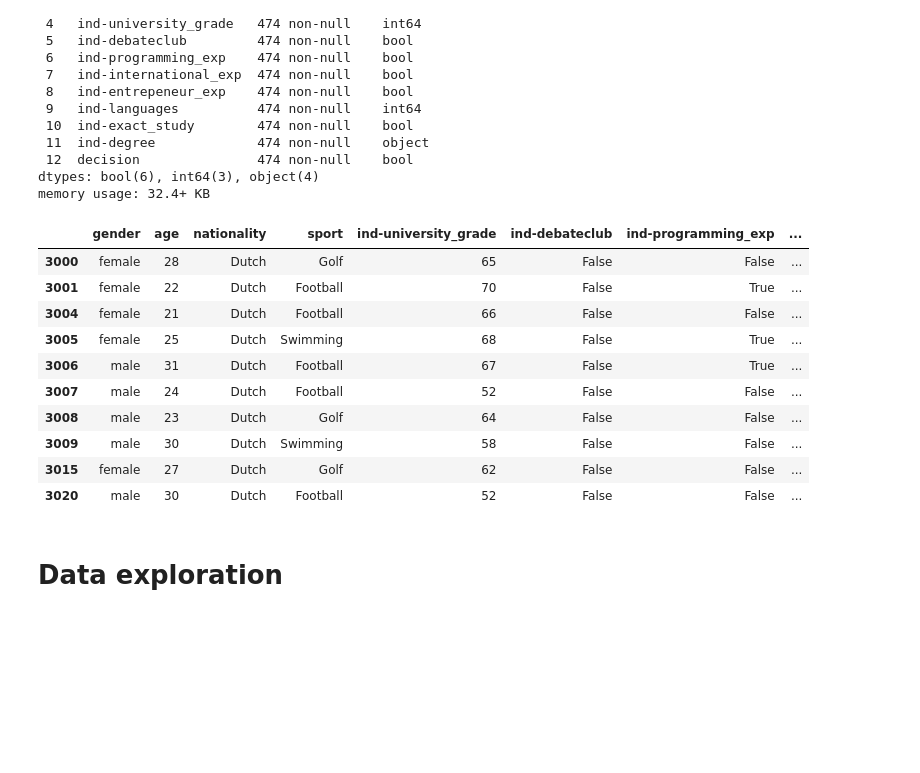
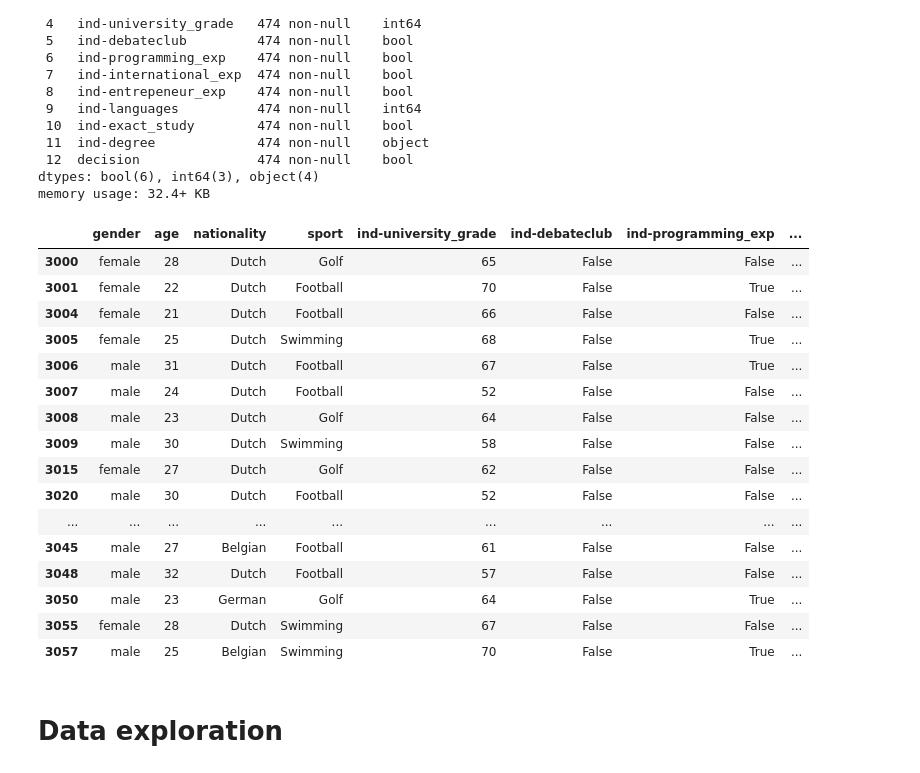
Before and after one commit to kwah-space/IDS-draft, a Jupyter notebook: A3 model.ipynb, the cells around one changed output. Saved outputs shown, nothing was run; the diff lists cells and outputs as text; code cells hidden in the pictures; blank space fills up the shorter version.

```diff
--- a/A3 model.ipynb
+++ b/A3 model.ipynb
@@ -39,19 +39,25 @@ Data columns (total 13 columns):
 dtypes: bool(6), int64(3), object(4)
 memory usage: 32.4+ KB
 # %%
-D_data.head(10)
+D_data.head(30)
 # %% [output]
 |  | gender | age | nationality | sport | ind-university_grade | ind-debateclub | ind-programming_exp | ... |
 | 3000 | female | 28 | Dutch | Golf | 65 | False | False | ... |
 | 3001 | female | 22 | Dutch | Football | 70 | False | True | ... |
 | 3004 | female | 21 | Dutch | Football | 66 | False | False | ... |
 | 3005 | female | 25 | Dutch | Swimming | 68 | False | True | ... |
 | 3006 | male | 31 | Dutch | Football | 67 | False | True | ... |
 | 3007 | male | 24 | Dutch | Football | 52 | False | False | ... |
 | 3008 | male | 23 | Dutch | Golf | 64 | False | False | ... |
 | 3009 | male | 30 | Dutch | Swimming | 58 | False | False | ... |
 | 3015 | female | 27 | Dutch | Golf | 62 | False | False | ... |
 | 3020 | male | 30 | Dutch | Football | 52 | False | False | ... |
+| ... | ... | ... | ... | ... | ... | ... | ... | ... |
+| 3045 | male | 27 | Belgian | Football | 61 | False | False | ... |
+| 3048 | male | 32 | Dutch | Football | 57 | False | False | ... |
+| 3050 | male | 23 | German | Golf | 64 | False | True | ... |
+| 3055 | female | 28 | Dutch | Swimming | 67 | False | False | ... |
+| 3057 | male | 25 | Belgian | Swimming | 70 | False | True | ... |
 # %% [markdown]
 # Data exploration
 # %%
```
Also changed, not shown: parts of 6 cells of this notebook.
